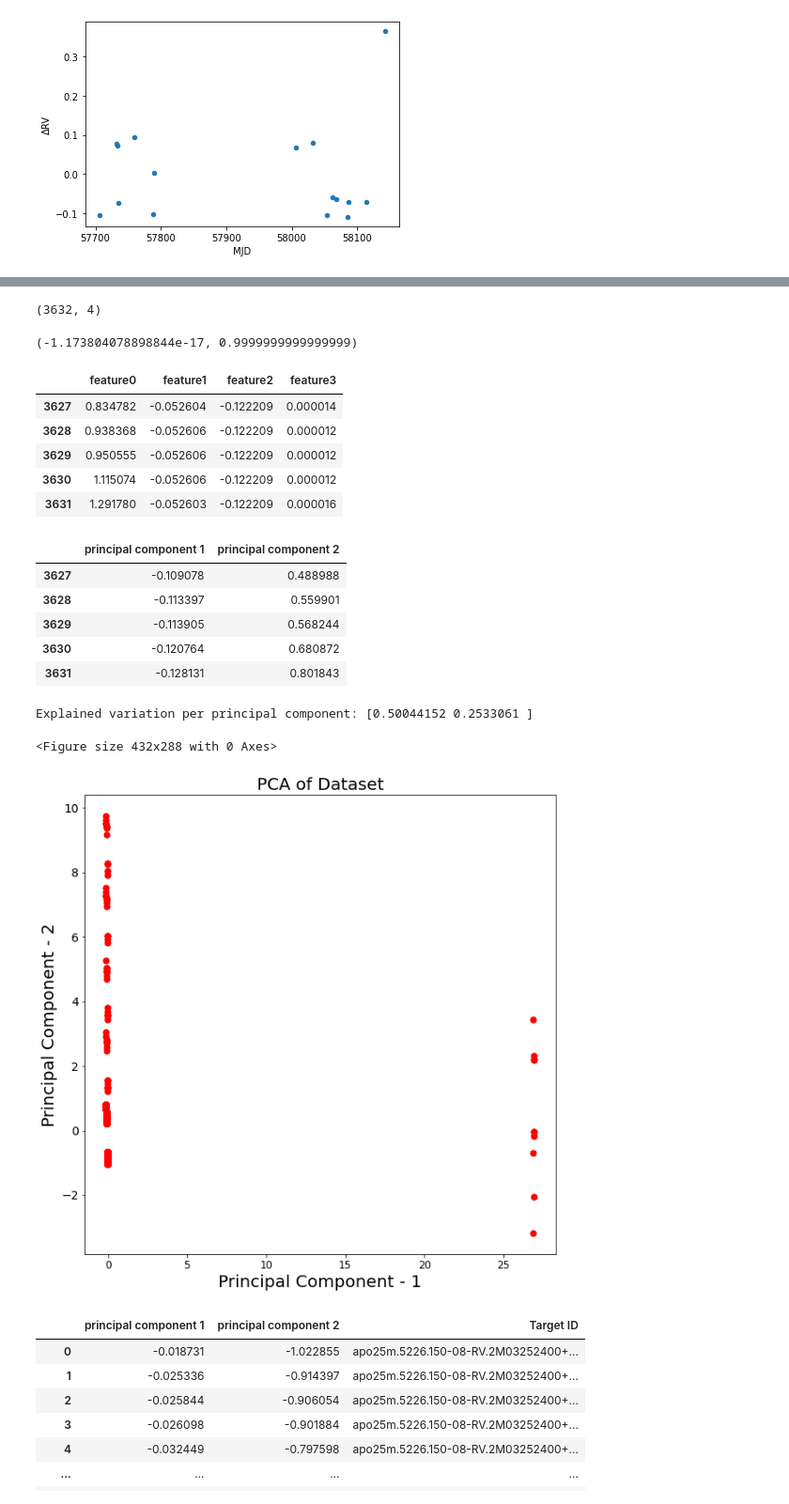
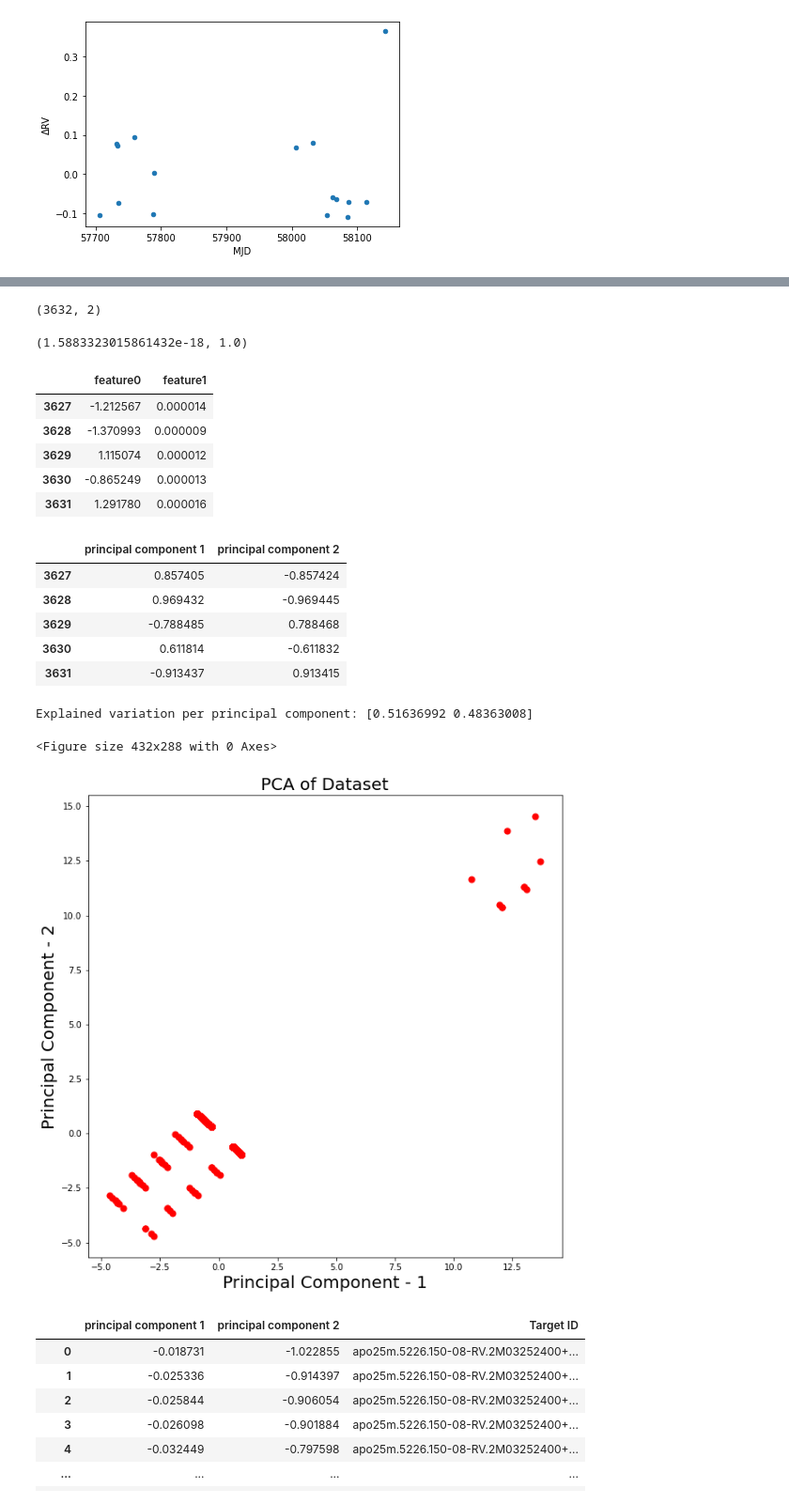
Before and after one commit to youais/senior-thesis, a Jupyter notebook: plate9290_RV_pca.ipynb, the cells around one changed output, grey strips where cells are left out. Shown at 94% size. Saved outputs shown, nothing was run; the diff lists cells and outputs as text; code cells hidden in the pictures.

Commit message:
new plots

```diff
--- a/plate9290_RV_pca.ipynb
+++ b/plate9290_RV_pca.ipynb
@@ -8,6 +9,8 @@ from collections import Counter
 # Read in CSV file
 
 df = pd.read_csv('plate9290_RVs.csv').drop(['Unnamed: 0', 'Plate ID'], axis=1)
+# %%
+df = df.sort_values(['Target ID'], ascending=True)
 # %%
 df
 # %% [output]
@@ -45,17 +68,24 @@ len(unique_targets)
 227
 # %%
 # Obtain average RV and ΔRV for each target
+# Find better way to do this!
 
 all_delta_rvs = []
 all_avg_rvs = []
 
 for target in unique_targets_list:
     target_df = df[df['Target ID'] == target]
+    print('Single Target DF:', target_df)
     target_rvs = list(target_df['OBSVHELIO (km/s)'])
-    avg_rv = sum(list(target_df['OBSVHELIO (km/s)'])) / 16
+    print('All RVs for Target:', target_rvs)
+    avg_rv = sum(list(target_df['OBSVHELIO (km/s)'])) / len(target_df['OBSVHELIO (km/s)']) # Should be 16
+    print('RV Sum:', sum(list(target_df['OBSVHELIO (km/s)'])))
+    print('RV Count:', len(target_df['OBSVHELIO (km/s)']))
+    print('Avg RV:', avg_rv)
+    print('Abs Avg RV:', abs(avg_rv))
     delta_rvs = []
     for trv in target_rvs:
-        delta_rv = abs(avg_rv) - abs(trv)
+        delta_rv = abs(avg_rv) - abs(trv) # Should this be an abs value?
         delta_rvs.append(delta_rv)
         all_avg_rvs.append(avg_rv)
         # print(abs(trv))
@@ -175,5 +267,5 @@ df.plot(x = 'MJD', y = 'OBSVHELIO (km/s)', kind = 'scatter')
 # %%
-features = ['MJD', 'OBSVHELIO (km/s)', 'Avg RV', 'ΔRV']
+features = ['MJD', 'ΔRV']
 # %%
 x2 = df.loc[:, features].values
 # %%
@@ -183,11 +275,13 @@ x2 = StandardScaler().fit_transform(x2)
 # %%
 x2.shape
 # %% [output]
-(3632, 4)
+(3632, 2)
 # %%
+# Check standard dev is 1.0
+
 np.mean(x2), np.std(x2)
 # %% [output]
-(-1.173804078898844e-17, 0.9999999999999999)
+(1.5883323015861432e-18, 1.0)
 # %%
 feat_cols = ['feature'+str(i) for i in range(x2.shape[1])]
 # %%
@@ -195,9 +289,9 @@ normalised_data = pd.DataFrame(x2,columns=feat_cols)
 # %%
 normalised_data.tail()
 # %% [output]
-|  | feature0 | feature1 | feature2 | feature3 |
-| 3627 | 0.834782 | -0.052604 | -0.122209 | 0.000014 |
-| 3628 | 0.938368 | -0.052606 | -0.122209 | 0.000012 |
-| 3629 | 0.950555 | -0.052606 | -0.122209 | 0.000012 |
-| 3630 | 1.115074 | -0.052606 | -0.122209 | 0.000012 |
-| 3631 | 1.291780 | -0.052603 | -0.122209 | 0.000016 |
+|  | feature0 | feature1 |
+| 3627 | -1.212567 | 0.000014 |
+| 3628 | -1.370993 | 0.000009 |
+| 3629 | 1.115074 | 0.000012 |
+| 3630 | -0.865249 | 0.000013 |
+| 3631 | 1.291780 | 0.000016 |
@@ -214,34 +306,34 @@ principalDf = pd.DataFrame(data = principalComponents,
 principalDf.tail()
 # %% [output]
 |  | principal component 1 | principal component 2 |
-| 3627 | -0.109078 | 0.488988 |
-| 3628 | -0.113397 | 0.559901 |
-| 3629 | -0.113905 | 0.568244 |
-| 3630 | -0.120764 | 0.680872 |
-| 3631 | -0.128131 | 0.801843 |
+| 3627 | 0.857405 | -0.857424 |
+| 3628 | 0.969432 | -0.969445 |
+| 3629 | -0.788485 | 0.788468 |
+| 3630 | 0.611814 | -0.611832 |
+| 3631 | -0.913437 | 0.913415 |
 # %%
 print('Explained variation per principal component: {}'.format(pca.explained_variance_ratio_))
 # %% [output]
-Explained variation per principal component: [0.50044152 0.2533061 ]
+Explained variation per principal component: [0.51636992 0.48363008]
 # %%
 plt.figure()
 plt.figure(figsize=(10,10))
-plt.xticks(fontsize=12)
-plt.yticks(fontsize=14)
+# plt.xticks(fontsize=12)
+# plt.yticks(fontsize=14)
 plt.xlabel('Principal Component - 1',fontsize=20)
 plt.ylabel('Principal Component - 2',fontsize=20)
 plt.title("PCA of Dataset",fontsize=20)
 targets = [df['Target ID']]
 colors = ['r', 'g']
 for target, color in zip(targets,colors):
     indicesToKeep = df['Target ID'] == target
     plt.scatter(principalDf.loc[indicesToKeep, 'principal component 1']
                , principalDf.loc[indicesToKeep, 'principal component 2'], c = color, s = 50)
 
 # plt.legend(targets,prop={'size': 15})
 # %% [output]
 <Figure size 432x288 with 0 Axes>
-[figure, old version]
+[figure, new version]
 # %%
 finalDf = pd.concat([principalDf, df[['Target ID']]], axis = 1)
 # %%
```
Also changed, not shown: parts of 20 cells of this notebook, 1 other file.
